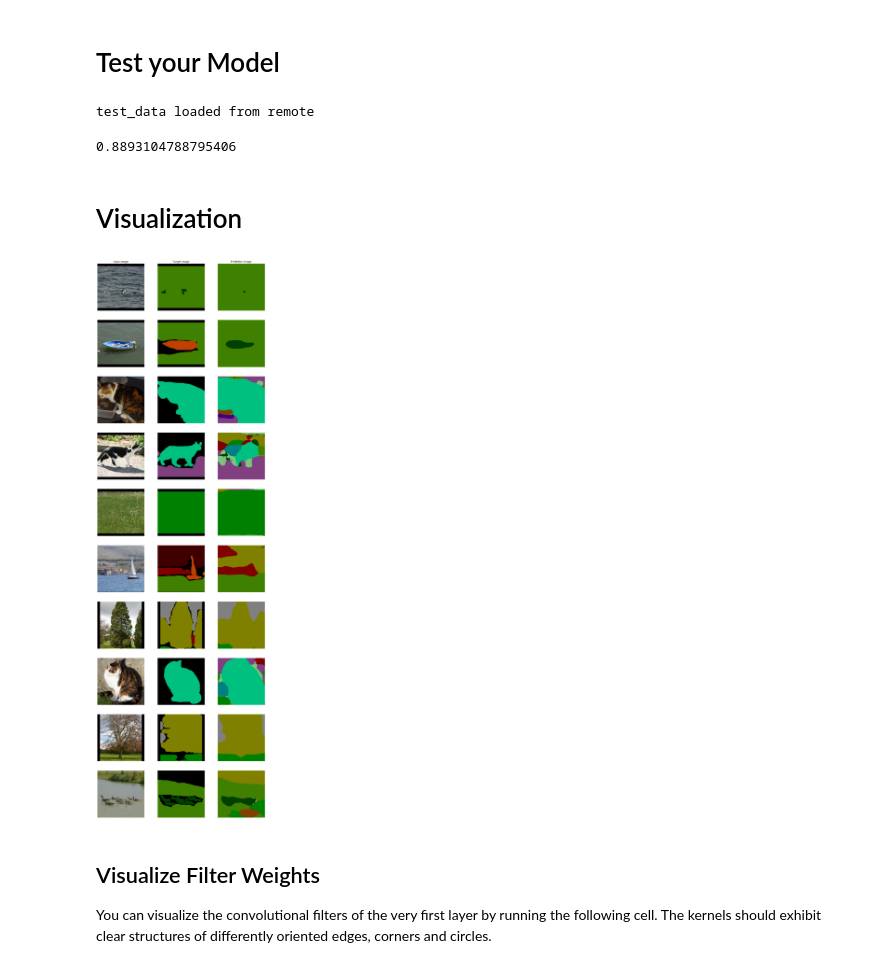
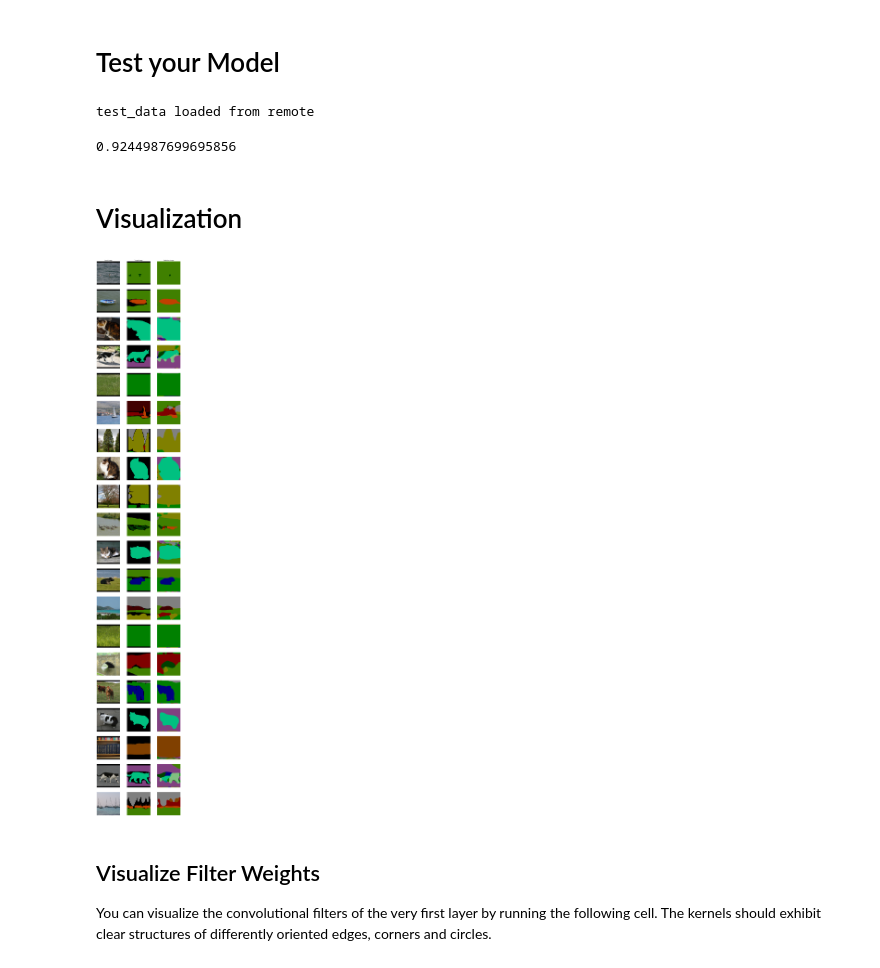
Before and after one commit to JulianHohenadel/I2Deep-Learning, a Jupyter notebook: exercise_3/1_segmentation_nn.ipynb, the cells around one changed output. Cells and saved outputs as stored; diff of their text form; code cells hidden in the pictures.

```diff
--- a/exercise_3/1_segmentation_nn.ipynb
+++ b/exercise_3/1_segmentation_nn.ipynb
@@ -154,28 +148,17 @@ import torch
 import torch.nn as nn
 import torchvision
 
-import os
-os.environ['CUDA_LAUNCH_BLOCKING'] = "1"
-
-
 train_loader = torch.utils.data.DataLoader(train_data, batch_size=10, shuffle=True, num_workers=0)
 val_loader = torch.utils.data.DataLoader(val_data, batch_size=1, shuffle=False, num_workers=0)
 
 num_classes = 23
 model = SegmentationNN()
-
-aux_classifier = list(model.base.aux_classifier.children())
-model.base.aux_classifier = nn.Sequential(*aux_classifier[:-1])
-model.base.aux_classifier.add_module('4', nn.Conv2d(256, num_classes, 1))
-
-classifier = list(model.base.classifier.children())
-model.base.classifier = nn.Sequential(*classifier[:-1])
-model.base.classifier.add_module('4', nn.Conv2d(256, num_classes, 1))
+print(model)
 
 model.to(device)
 solver = Solver(optim_args={"lr": 1e-4, "weight_decay": 0.001},
                 loss_func=torch.nn.CrossEntropyLoss(ignore_index=-1, reduction='mean'))
-solver.train(model, train_loader, val_loader, log_nth=5, num_epochs=5)
+solver.train(model, train_loader, val_loader, log_nth=10, num_epochs=25)
 # %% [markdown]
 # Test your Model
 # %%
@@ -197,7 +180,7 @@ model.eval()
 for inputs, targets in test_loader:
     inputs, targets = inputs.to(device), targets.to(device)
 
-    outputs = model.forward(inputs)['aux']
+    outputs = model.forward(inputs)
     _, preds = torch.max(outputs, 1)
     targets_mask = targets >= 0
     test_scores.append(np.mean((preds == targets)[targets_mask].data.cpu().numpy()))
@@ -206,47 +189,47 @@ model.train()
 np.mean(test_scores)
 # %% [output]
 test_data loaded from remote
-0.8893104788795406
+0.9244987699695856
 # %% [markdown]
 # Visualization
 # %%
-num_example_imgs = 10
+num_example_imgs = 20
 plt.figure(figsize=(15, 5 * num_example_imgs))
 model.eval()
 for i, (img, target) in enumerate(test_data[:num_example_imgs]):
     inputs = img.unsqueeze(0)
     inputs = inputs.to(device)
 
-    outputs = model.forward(inputs)['aux']
+    outputs = model.forward(inputs)
     _, preds = torch.max(outputs, 1)
     pred = preds[0].data.cpu()
 
     img, target, pred = img.numpy(), target.numpy(), pred.numpy()
 
     # img
     plt.subplot(num_example_imgs, 3, i * 3 + 1)
     plt.axis('off')
     plt.imshow(img.transpose(1, 2, 0))
     if i == 0:
         plt.title("Input image")
 
     # target
     plt.subplot(num_example_imgs, 3, i * 3 + 2)
     plt.axis('off')
     plt.imshow(label_img_to_rgb(target))
     if i == 0:
         plt.title("Target image")
 
     # pred
     plt.subplot(num_example_imgs, 3, i * 3 + 3)
     plt.axis('off')
     plt.imshow(label_img_to_rgb(pred))
     if i == 0:
         plt.title("Prediction image")
 
 plt.show()
 # %% [output]
-[figure, old version]
+[figure, new version]
 # %% [markdown]
 ## Visualize Filter Weights
 You can visualize the convolutional filters of the very first layer by running the following cell. The kernels should exhibit clear structures of differently oriented edges, corners and circles.
```
Also changed, not shown: parts of 4 cells of this notebook, 2 other files.
